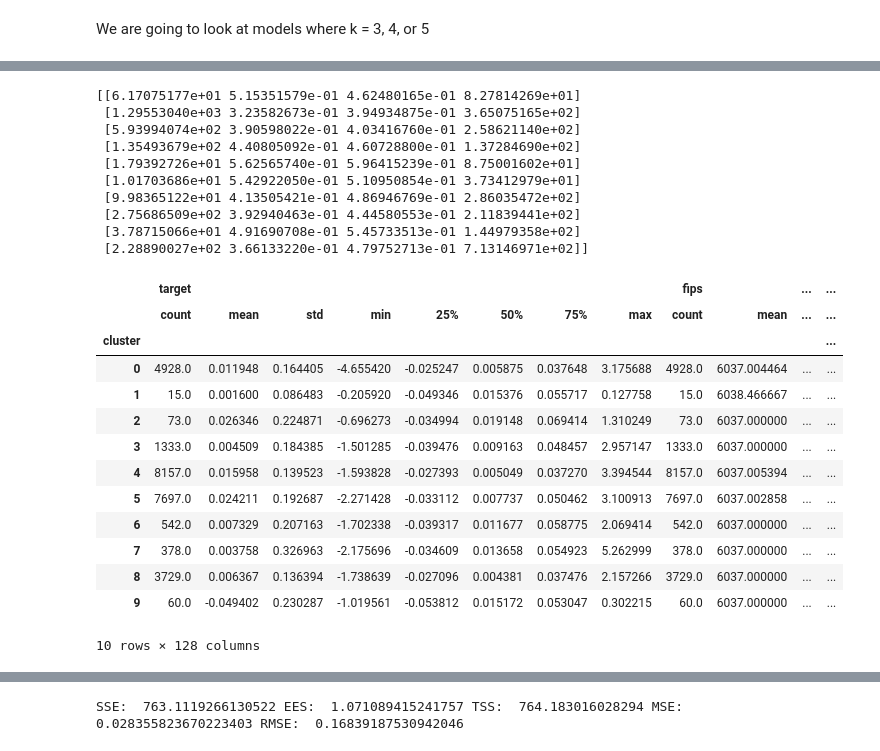
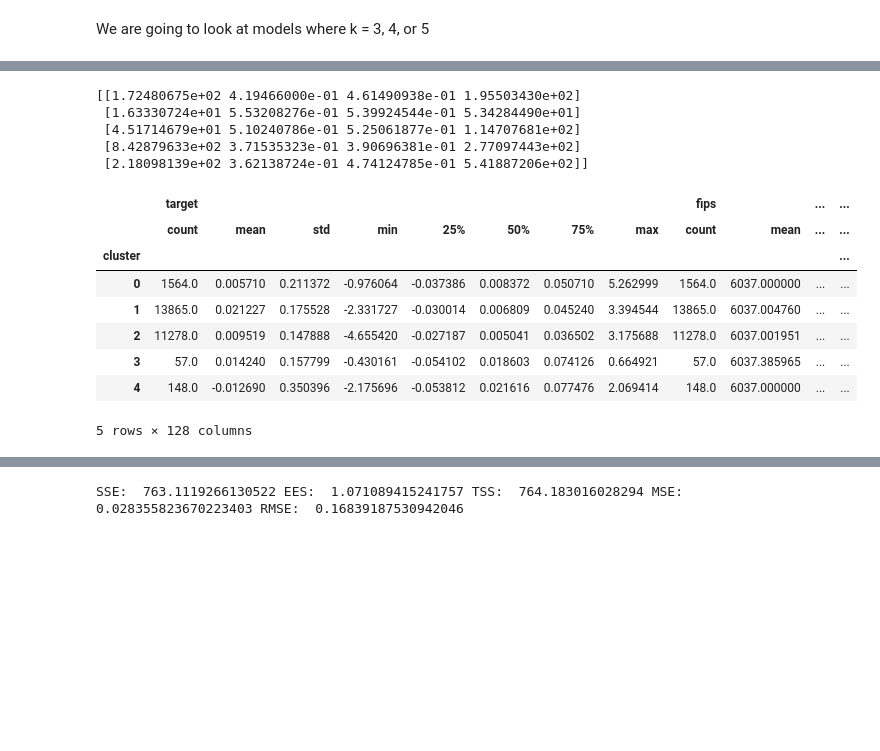
Before and after one commit to P-F-M/logerror_zillow, a Jupyter notebook: zillow_strikes_back.ipynb, the cells around one changed output, grey strips where cells are left out. Cells and saved outputs as stored; diff of their text form; code cells hidden in the pictures; blank space fills up the shorter version.

```diff
--- a/zillow_strikes_back.ipynb
+++ b/zillow_strikes_back.ipynb
@@ -679,40 +699,30 @@ train.groupby('cluster').describe()
 # %%
 X = train[['land_value_square_footage', 'longitude', 'latitude','home_value_square_footage']]
 
-kmeans = KMeans(n_clusters=10)
+kmeans = KMeans(n_clusters=5)
 kmeans.fit(X)
 
 centers = pd.DataFrame(kmeans.cluster_centers_, columns=X.columns)
 print(kmeans.cluster_centers_)
 
 train['cluster'] = kmeans.labels_
 
 train.groupby('cluster').describe()
 # %% [output]
-[[6.17075177e+01 5.15351579e-01 4.62480165e-01 8.27814269e+01]
- [1.29553040e+03 3.23582673e-01 3.94934875e-01 3.65075165e+02]
- [5.93994074e+02 3.90598022e-01 4.03416760e-01 2.58621140e+02]
- [1.35493679e+02 4.40805092e-01 4.60728800e-01 1.37284690e+02]
- [1.79392726e+01 5.62565740e-01 5.96415239e-01 8.75001602e+01]
- [1.01703686e+01 5.42922050e-01 5.10950854e-01 3.73412979e+01]
- [9.98365122e+01 4.13505421e-01 4.86946769e-01 2.86035472e+02]
- [2.75686509e+02 3.92940463e-01 4.44580553e-01 2.11839441e+02]
- [3.78715066e+01 4.91690708e-01 5.45733513e-01 1.44979358e+02]
- [2.28890027e+02 3.66133220e-01 4.79752713e-01 7.13146971e+02]]
+[[1.72480675e+02 4.19466000e-01 4.61490938e-01 1.95503430e+02]
+ [1.63330724e+01 5.53208276e-01 5.39924544e-01 5.34284490e+01]
+ [4.51714679e+01 5.10240786e-01 5.25061877e-01 1.14707681e+02]
+ [8.42879633e+02 3.71535323e-01 3.90696381e-01 2.77097443e+02]
+ [2.18098139e+02 3.62138724e-01 4.74124785e-01 5.41887206e+02]]
 |  | target |  |  |  |  |  |  |  | fips |  | ... | ... |
 |  | count | mean | std | min | 25% | 50% | 75% | max | count | mean | ... | ... |
 | cluster |  |  |  |  |  |  |  |  |  |  |  | ... |
-| 0 | 4928.0 | 0.011948 | 0.164405 | -4.655420 | -0.025247 | 0.005875 | 0.037648 | 3.175688 | 4928.0 | 6037.004464 | ... | ... |
-| 1 | 15.0 | 0.001600 | 0.086483 | -0.205920 | -0.049346 | 0.015376 | 0.055717 | 0.127758 | 15.0 | 6038.466667 | ... | ... |
-| 2 | 73.0 | 0.026346 | 0.224871 | -0.696273 | -0.034994 | 0.019148 | 0.069414 | 1.310249 | 73.0 | 6037.000000 | ... | ... |
-| 3 | 1333.0 | 0.004509 | 0.184385 | -1.501285 | -0.039476 | 0.009163 | 0.048457 | 2.957147 | 1333.0 | 6037.000000 | ... | ... |
-| 4 | 8157.0 | 0.015958 | 0.139523 | -1.593828 | -0.027393 | 0.005049 | 0.037270 | 3.394544 | 8157.0 | 6037.005394 | ... | ... |
-| 5 | 7697.0 | 0.024211 | 0.192687 | -2.271428 | -0.033112 | 0.007737 | 0.050462 | 3.100913 | 7697.0 | 6037.002858 | ... | ... |
-| 6 | 542.0 | 0.007329 | 0.207163 | -1.702338 | -0.039317 | 0.011677 | 0.058775 | 2.069414 | 542.0 | 6037.000000 | ... | ... |
-| 7 | 378.0 | 0.003758 | 0.326963 | -2.175696 | -0.034609 | 0.013658 | 0.054923 | 5.262999 | 378.0 | 6037.000000 | ... | ... |
-| 8 | 3729.0 | 0.006367 | 0.136394 | -1.738639 | -0.027096 | 0.004381 | 0.037476 | 2.157266 | 3729.0 | 6037.000000 | ... | ... |
-| 9 | 60.0 | -0.049402 | 0.230287 | -1.019561 | -0.053812 | 0.015172 | 0.053047 | 0.302215 | 60.0 | 6037.000000 | ... | ... |
+| 0 | 1564.0 | 0.005710 | 0.211372 | -0.976064 | -0.037386 | 0.008372 | 0.050710 | 5.262999 | 1564.0 | 6037.000000 | ... | ... |
+| 1 | 13865.0 | 0.021227 | 0.175528 | -2.331727 | -0.030014 | 0.006809 | 0.045240 | 3.394544 | 13865.0 | 6037.004760 | ... | ... |
+| 2 | 11278.0 | 0.009519 | 0.147888 | -4.655420 | -0.027187 | 0.005041 | 0.036502 | 3.175688 | 11278.0 | 6037.001951 | ... | ... |
+| 3 | 57.0 | 0.014240 | 0.157799 | -0.430161 | -0.054102 | 0.018603 | 0.074126 | 0.664921 | 57.0 | 6037.385965 | ... | ... |
+| 4 | 148.0 | -0.012690 | 0.350396 | -2.175696 | -0.053812 | 0.021616 | 0.077476 | 2.069414 | 148.0 | 6037.000000 | ... | ... |
-10 rows × 128 columns
+5 rows × 128 columns
 # %%
 X = train
 
```
Also changed, not shown: parts of 27 cells of this notebook, 1 other file.
